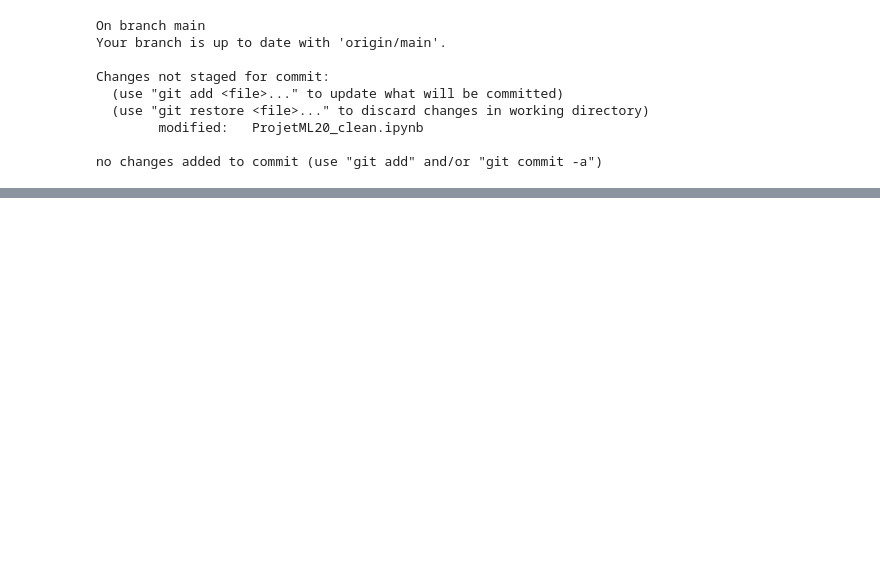
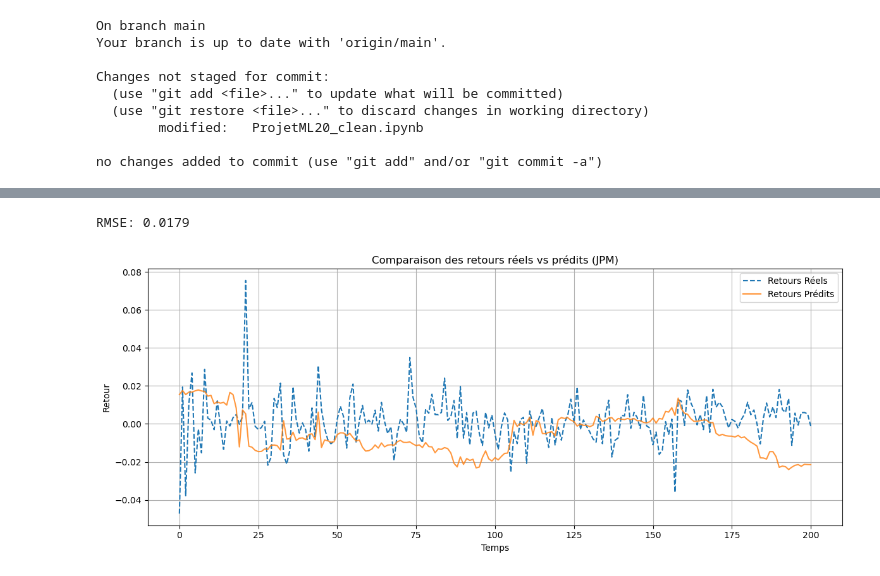
Before and after one commit to toineeeee/mlops-rf-api, a Jupyter notebook: ProjetML20_clean.ipynb, the cells around one changed output, grey strips where cells are left out. Drawn from its saved outputs; the diff is of its cells as text; code cells hidden in the pictures; blank space fills up the shorter version.

Commit message:
Ajout du modèle de prédiction des returns + visualisation

```diff
--- a/ProjetML20_clean.ipynb
+++ b/ProjetML20_clean.ipynb
@@ -448,0 +473,45 @@ no changes added to commit (use "git add" and/or "git commit -a")
+# %%
+import pandas as pd
+import numpy as np
+from sklearn.ensemble import RandomForestRegressor
+from sklearn.model_selection import train_test_split
+from sklearn.metrics import mean_squared_error
+
+df = pd.read_csv("bank_stock_prices_with_macro_2020_2023.csv", skiprows=3)
+df.columns = pd.read_csv("bank_stock_prices_with_macro_2020_2023.csv", nrows=1).values[0]
+
+df["JPM"] = pd.to_numeric(df["JPM"], errors="coerce")
+df.dropna(subset=["JPM"], inplace=True)
+
+df["return"] = df["JPM"].pct_change().shift(-1)
+df.dropna(inplace=True)
+
+# garder uniquement les colonnes numériques
+X = df.drop(columns=["JPM", "return"]).select_dtypes(include=[np.number])
+y = df["return"]
+
+X_train, X_test, y_train, y_test = train_test_split(X, y, test_size=0.2, shuffle=False)
+
+model = RandomForestRegressor()
+model.fit(X_train, y_train)
+y_pred = model.predict(X_test)
+
+rmse = np.sqrt(mean_squared_error(y_test, y_pred))
+print(f"RMSE: {rmse:.4f}")
+# %% [output]
+RMSE: 0.0179
+# %%
+import matplotlib.pyplot as plt
+
+plt.figure(figsize=(12, 5))
+plt.plot(y_test.values, label="Retours Réels", linestyle="--")
+plt.plot(y_pred, label="Retours Prédits", alpha=0.8)
+plt.title("Comparaison des retours réels vs prédits (JPM)")
+plt.xlabel("Temps")
+plt.ylabel("Retour")
+plt.legend()
+plt.grid(True)
+plt.tight_layout()
+plt.show()
+# %% [output]
+[figure, added]
```
Also changed, not shown: parts of 6 cells of this notebook.
